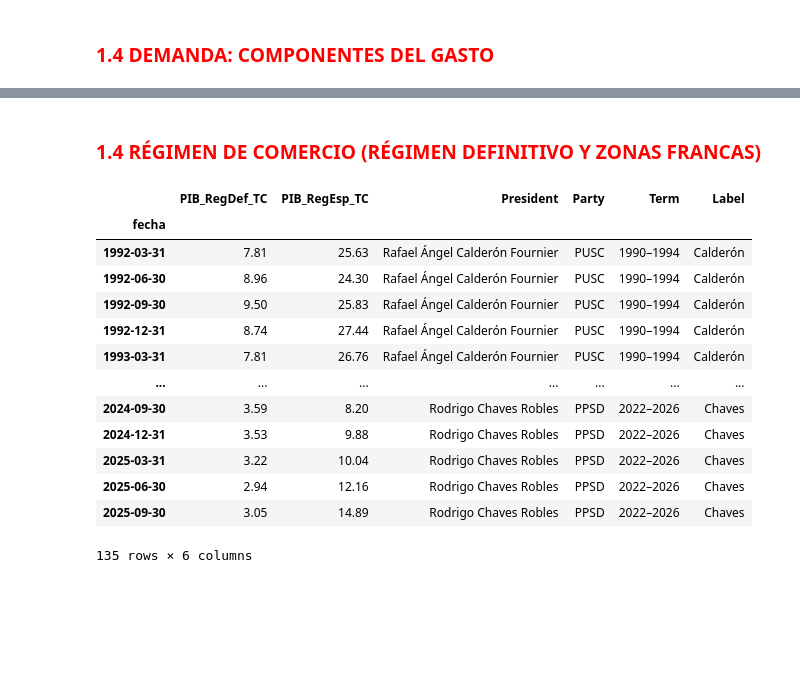
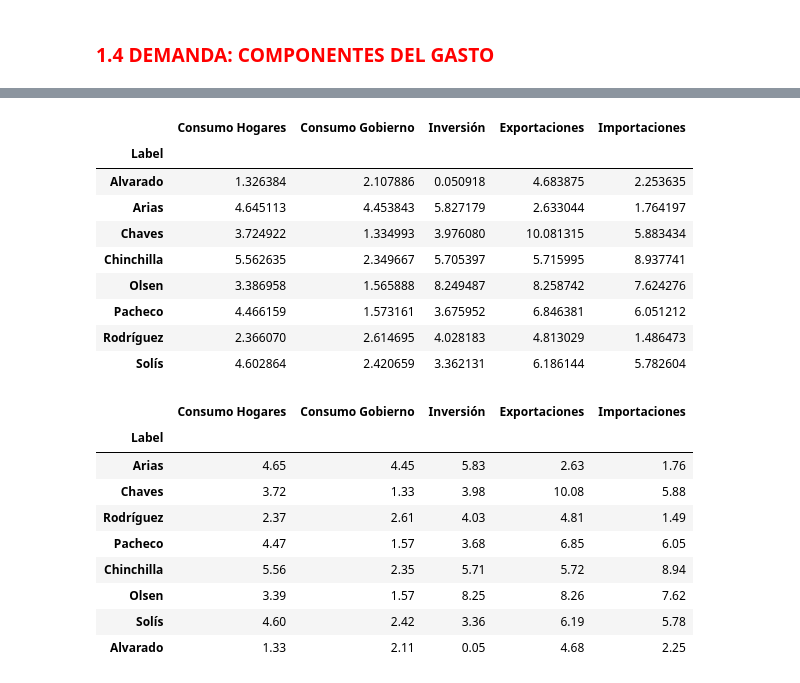
Before and after one commit to francinii/governomicsCR, a Jupyter notebook: informed_economist/notebooks/informe.ipynb, the cells around one changed output, grey strips where cells are left out. Drawn from its saved outputs; the diff is of its cells as text; code cells hidden in the pictures; blank space fills up the shorter version.

```diff
--- a/informed_economist/notebooks/informe.ipynb
+++ b/informed_economist/notebooks/informe.ipynb
@@ -605,26 +729,54 @@ display(g(pib_comp_gasto.tail(3)))
-# %% [markdown]
-### <font color = 'red'> 1.4 RÉGIMEN DE COMERCIO (RÉGIMEN DEFINITIVO Y ZONAS FRANCAS)
-# %%
-# datos en millones de colones
-pib_regimen = opibv.dataframe[['PIB_RegDef_TC', 'PIB_RegEsp_TC']]
-# datos en tasas de crecimiento interanuales
-pib_regimen = year_on_year_changes(pib_regimen, q = 4)
-# etiqueta de administración
-pib_regimen = tag_politics(pib_regimen)
-
-display(g(pib_regimen))
-# %% [output]
-|  | PIB_RegDef_TC | PIB_RegEsp_TC | President | Party | Term | Label |
-| fecha |  |  |  |  |  |  |
-| 1992-03-31 | 7.81 | 25.63 | Rafael Ángel Calderón Fournier | PUSC | 1990–1994 | Calderón |
-| 1992-06-30 | 8.96 | 24.30 | Rafael Ángel Calderón Fournier | PUSC | 1990–1994 | Calderón |
-| 1992-09-30 | 9.50 | 25.83 | Rafael Ángel Calderón Fournier | PUSC | 1990–1994 | Calderón |
-| 1992-12-31 | 8.74 | 27.44 | Rafael Ángel Calderón Fournier | PUSC | 1990–1994 | Calderón |
-| 1993-03-31 | 7.81 | 26.76 | Rafael Ángel Calderón Fournier | PUSC | 1990–1994 | Calderón |
-| ... | ... | ... | ... | ... | ... | ... |
-| 2024-09-30 | 3.59 | 8.20 | Rodrigo Chaves Robles | PPSD | 2022–2026 | Chaves |
-| 2024-12-31 | 3.53 | 9.88 | Rodrigo Chaves Robles | PPSD | 2022–2026 | Chaves |
-| 2025-03-31 | 3.22 | 10.04 | Rodrigo Chaves Robles | PPSD | 2022–2026 | Chaves |
-| 2025-06-30 | 2.94 | 12.16 | Rodrigo Chaves Robles | PPSD | 2022–2026 | Chaves |
-| 2025-09-30 | 3.05 | 14.89 | Rodrigo Chaves Robles | PPSD | 2022–2026 | Chaves |
-135 rows × 6 columns
+# %%
+df =  pib_comp_gasto
+df.columns = df.columns.str.replace('_TC', '')
+
+
+s = {'PIB': 'PIB',
+     'PIB_Gasto_Consumo_Final_Hogares': 'Consumo Hogares',
+     'PIB_Gasto_Consumo_Final_Gobierno_General': 'Consumo Gobierno',
+     'PIB_Formacion_Bruta_Capital_Fijo': 'Inversión',
+     'PIB_Exportaciones_Bienes_Servicios': 'Exportaciones',
+     'PIB_Importaciones_Bienes_Servicios': 'Importaciones'}
+
+df.rename(columns=s, inplace = True)
+
+components = ["Consumo Hogares", "Consumo Gobierno", "Inversión", "Exportaciones", "Importaciones"]
+means = df.groupby("Label")[components].mean()
+to_remove = ["Calderón"]
+means = means.drop(index=to_remove, errors="ignore")
+
+means
+# %% [output]
+|  | Consumo Hogares | Consumo Gobierno | Inversión | Exportaciones | Importaciones |
+| Label |  |  |  |  |  |
+| Alvarado | 1.326384 | 2.107886 | 0.050918 | 4.683875 | 2.253635 |
+| Arias | 4.645113 | 4.453843 | 5.827179 | 2.633044 | 1.764197 |
+| Chaves | 3.724922 | 1.334993 | 3.976080 | 10.081315 | 5.883434 |
+| Chinchilla | 5.562635 | 2.349667 | 5.705397 | 5.715995 | 8.937741 |
+| Olsen | 3.386958 | 1.565888 | 8.249487 | 8.258742 | 7.624276 |
+| Pacheco | 4.466159 | 1.573161 | 3.675952 | 6.846381 | 6.051212 |
+| Rodríguez | 2.366070 | 2.614695 | 4.028183 | 4.813029 | 1.486473 |
+| Solís | 4.602864 | 2.420659 | 3.362131 | 6.186144 | 5.782604 |
+# %%
+fig = plot_bar_subplots_by_administration(df = means, variables = components,
+                                          colors = presidential_colors,
+                                          title = "PIB: Crecimiento por Administración y por Componentes de la Demanda",
+                                          y_title = "Crecimiento Interanual (%)",
+                                          x_title = 'Posiciones',
+                                          fig_width = 1100,
+                                          )
+fig.show()
+
+
+g(means.loc[canonical_order])
+# %% [output]
+|  | Consumo Hogares | Consumo Gobierno | Inversión | Exportaciones | Importaciones |
+| Label |  |  |  |  |  |
+| Arias | 4.65 | 4.45 | 5.83 | 2.63 | 1.76 |
+| Chaves | 3.72 | 1.33 | 3.98 | 10.08 | 5.88 |
+| Rodríguez | 2.37 | 2.61 | 4.03 | 4.81 | 1.49 |
+| Pacheco | 4.47 | 1.57 | 3.68 | 6.85 | 6.05 |
+| Chinchilla | 5.56 | 2.35 | 5.71 | 5.72 | 8.94 |
+| Olsen | 3.39 | 1.57 | 8.25 | 8.26 | 7.62 |
+| Solís | 4.60 | 2.42 | 3.36 | 6.19 | 5.78 |
+| Alvarado | 1.33 | 2.11 | 0.05 | 4.68 | 2.25 |
```
Also changed, not shown: parts of 44 cells of this notebook, 3 other files.
